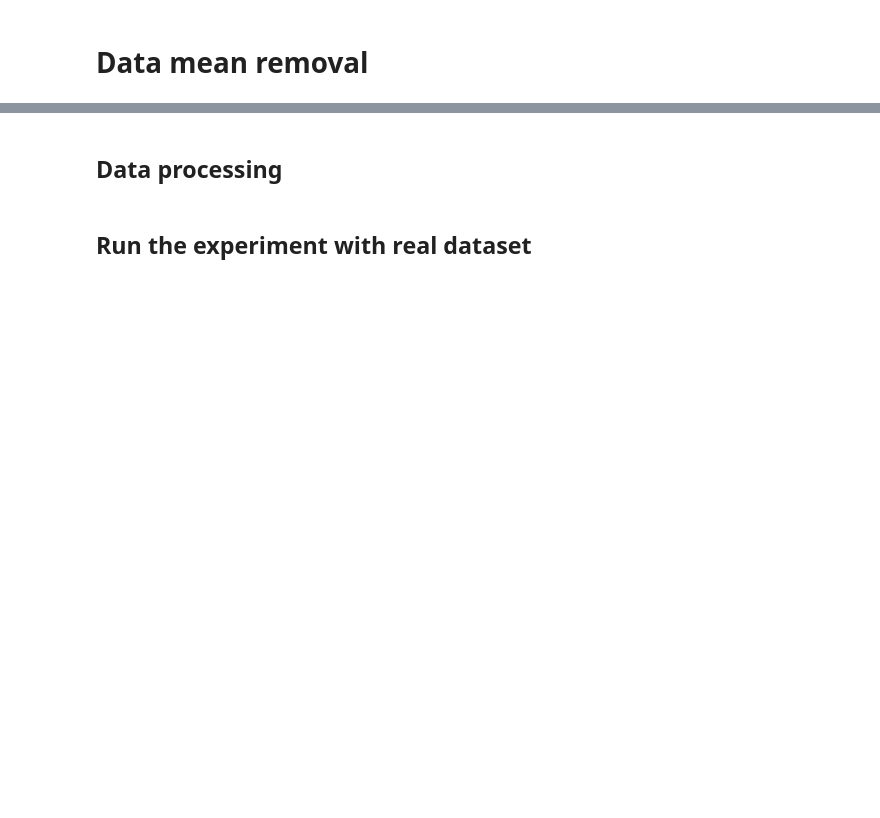
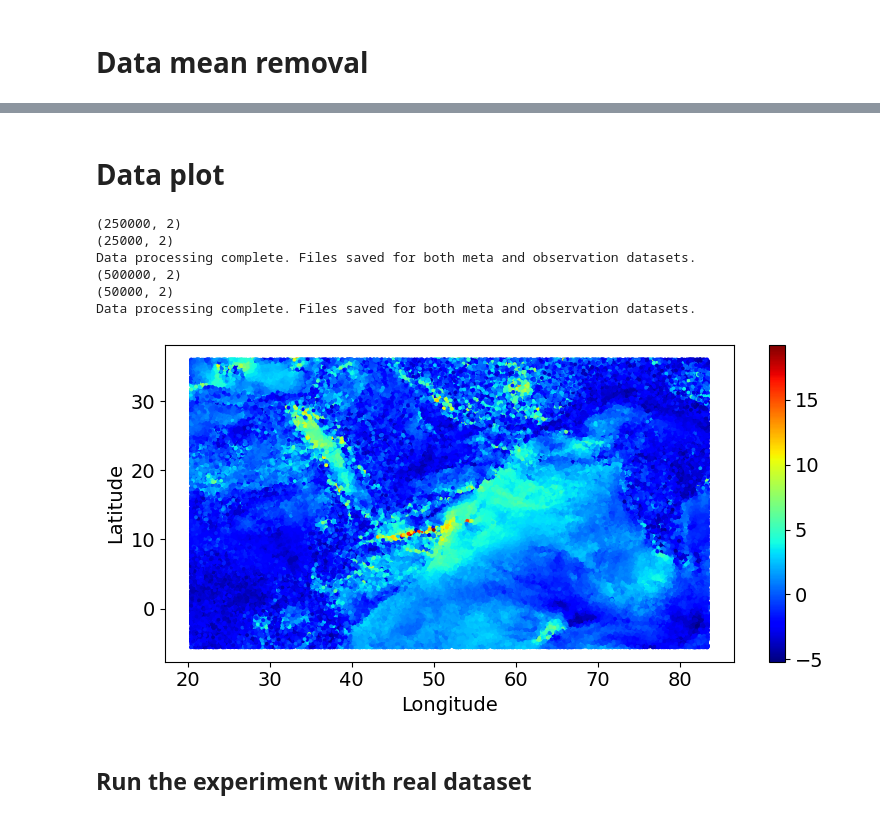
Before and after one commit to jack-pan-ai/Batched-Vecchia-Approximation, a Jupyter notebook: testing/realdataset_wind.ipynb, the cells around one changed output, grey strips where cells are left out. Saved outputs shown, nothing was run; the diff lists cells and outputs as text; code cells hidden in the pictures; blank space fills up the shorter version.

```diff
--- a/testing/realdataset_wind.ipynb
+++ b/testing/realdataset_wind.ipynb
@@ -62,5 +136,5 @@ _data_array = df.to_numpy()
 # %% [markdown]
-## Data processing
+# Data plot
 # %%
 import pandas as pd
 import numpy as np
@@ -69,14 +143,14 @@ import os
 
 np.random.seed(42)
 
-def process_and_split_data(meta_file, observation_file, train_ratio, test_ratio):
+def process_and_split_data(meta_file, observation_file, train_num, test_num):
     """
     Process the datasets and split them into training and testing subsets separately for meta and observation data.
 
     :param meta_file: File path for the METAinfo dataset.
     :param observation_file: File path for the ppt.complete.Y001 dataset.
-    :param train_ratio: Percentage of the data to be used for training (default 10%).
-    :param test_ratio: Percentage of the data to be used for testing (default 1%).
+    :param train_num: Percentage of the data to be used for training (default 10%).
+    :param test_num: Percentage of the data to be used for testing (default 1%).
     :return: None
     """
     # Read the datasets without headers
@@ -88,10 +162,10 @@ def process_and_split_data(meta_file, observation_file, train_ratio, test_ratio)
 
     # Generate random indices
     all_indices = np.arange(n_rows)
-    train_and_test_indices = np.random.choice(all_indices, size=int((train_ratio + test_ratio) * n_rows), replace=False)
+    train_and_test_indices = np.random.choice(all_indices, size=train_num + test_num, replace=False)
 
     # Split indices into training and testing
-    train_indices, test_indices = train_test_split(train_and_test_indices, test_size=test_ratio / (train_ratio + test_ratio), random_state=42)
+    train_indices, test_indices = train_test_split(train_and_test_indices, test_size=test_num / (train_num + test_num), random_state=42)
 
     # Sample data using the same indices for both datasets
     meta_train = meta_data.iloc[train_indices]
@@ -99,47 +173,44 @@ def process_and_split_data(meta_file, observation_file, train_ratio, test_ratio)
     observation_train = observation_data.iloc[train_indices]
     observation_test = observation_data.iloc[test_indices]
 
-    # # Sample 11% of each dataset
-    # meta_sample = meta_data.sample(frac=train_ratio + test_ratio)
-    # observation_sample = observation_data.sample(frac=train_ratio + test_ratio)
-
-    # # Split the sample data into 10% training and 1% testing for both datasets
-    # meta_train, meta_test = train_test_split(meta_sample, test_size=test_ratio / (train_ratio + test_ratio), random_state = 42)
-    # observation_train, observation_test = train_test_split(observation_sample, test_size=test_ratio / (train_ratio + test_ratio), random_state = 42)
-
     # Save the split data
     meta_train.to_csv(
-        os.path.join(data_folder, 'meta_train_' + str(ratio)),
+        os.path.join(data_folder, 'meta_train_' + str(train_num)),
         index=False, header=False)
     print(meta_train.shape)
     meta_test.to_csv(
-        os.path.join(data_folder, 'meta_test_' + str(ratio)),
+        os.path.join(data_folder, 'meta_test_' + str(train_num)),
         index=False, header=False)
     print(meta_test.shape)
     observation_train.to_csv(
-        os.path.join(data_folder, 'observation_train_' + str(ratio)),
+        os.path.join(data_folder, 'observation_train_' + str(train_num)),
         index=False, header=False)
     observation_test.to_csv(
-        os.path.join(data_folder, 'observation_test_'+ str(ratio)),
+        os.path.join(data_folder, 'observation_test_'+ str(train_num)),
         index=False, header=False)
 
     print("Data processing complete. Files saved for both meta and observation datasets.")
 
-data_folder = './soil_moist/'
-ratio = 0.25
+data_folder = './wind/'
 # Example usage
 process_and_split_data(
     os.path.join(data_folder, 'METAinfo'),
-    os.path.join(data_folder,'ppt.complete.Y001'),
-    ratio, ratio * 0.1
+    os.path.join(data_folder,'observations'),
+    250*1000, 25*1000
 )
-ratio = 0.125
 # Example usage
 process_and_split_data(
     os.path.join(data_folder, 'METAinfo'),
-    os.path.join(data_folder,'ppt.complete.Y001'),
-    ratio, ratio * 0.1
+    os.path.join(data_folder,'observations'),
+    500*1000, 50*1000
 )
+# %% [output]
+(250000, 2)
+(25000, 2)
+Data processing complete. Files saved for both meta and observation datasets.
+(500000, 2)
+(50000, 2)
+Data processing complete. Files saved for both meta and observation datasets.
 # %%
 import numpy as np
 import matplotlib.pyplot as plt
@@ -159,18 +230,25 @@ def plot_subplots_with_scatter(train_meta_file, train_obs_file, test_meta_file,
     all_test_obs = np.array(test_obs).flatten()
 
     # Create subplots
-    fig, axs = plt.subplots(1, 1, figsize=(14, 7))
+    fig, axs = plt.subplots(1, 1, figsize=(8, 4))
 
     # Scatter plot for training data
-    scatter_train = axs.scatter(all_train_data[:, 1] + 180, all_train_data[:, 0], c=all_train_obs,
+    scatter_train = axs.scatter(all_train_data[:, 1], all_train_data[:, 0], c=all_train_obs,
                             #  vmin=np.min(all_train_obs), vmax=np.max(all_train_obs),
                              cmap="jet", s=3)
-    fig.colorbar(scatter_train, ax=axs)
+    # Create a colorbar
+    cbar = fig.colorbar(scatter_train, ax=axs)
+    cbar.ax.tick_params(labelsize =14)
+
     # axs.set_title('Training Data')
-    axs.set_xlabel('Longitude')
-    axs.set_ylabel('Latitude')
+    axs.set_xlabel('Longitude', fontsize = 14)
+    axs.set_ylabel('Latitude', fontsize = 14)
+
+    # tick modification
+    plt.tick_params(axis='both', which='major', labelsize=14)
 
     plt.tight_layout()
+    plt.savefig('./fig/realdataset/wind_subsampling.jpeg', dpi=100)
     plt.show()
 
 # Example usage
@@ -185,2 +256,11 @@ plot_subplots_with_scatter(
+# %%
+plot_subplots_with_scatter(
+    './wind/meta_train_250000',
+    './wind/observation_train_250000',
+    './wind/meta_test_250000',
+    './wind/observation_test_250000'
+)
+# %% [output]
+[figure, added]
 # %% [markdown]
 ## Run the experiment with real dataset
```
Also changed, not shown: parts of 15 cells of this notebook, 9 other files.
